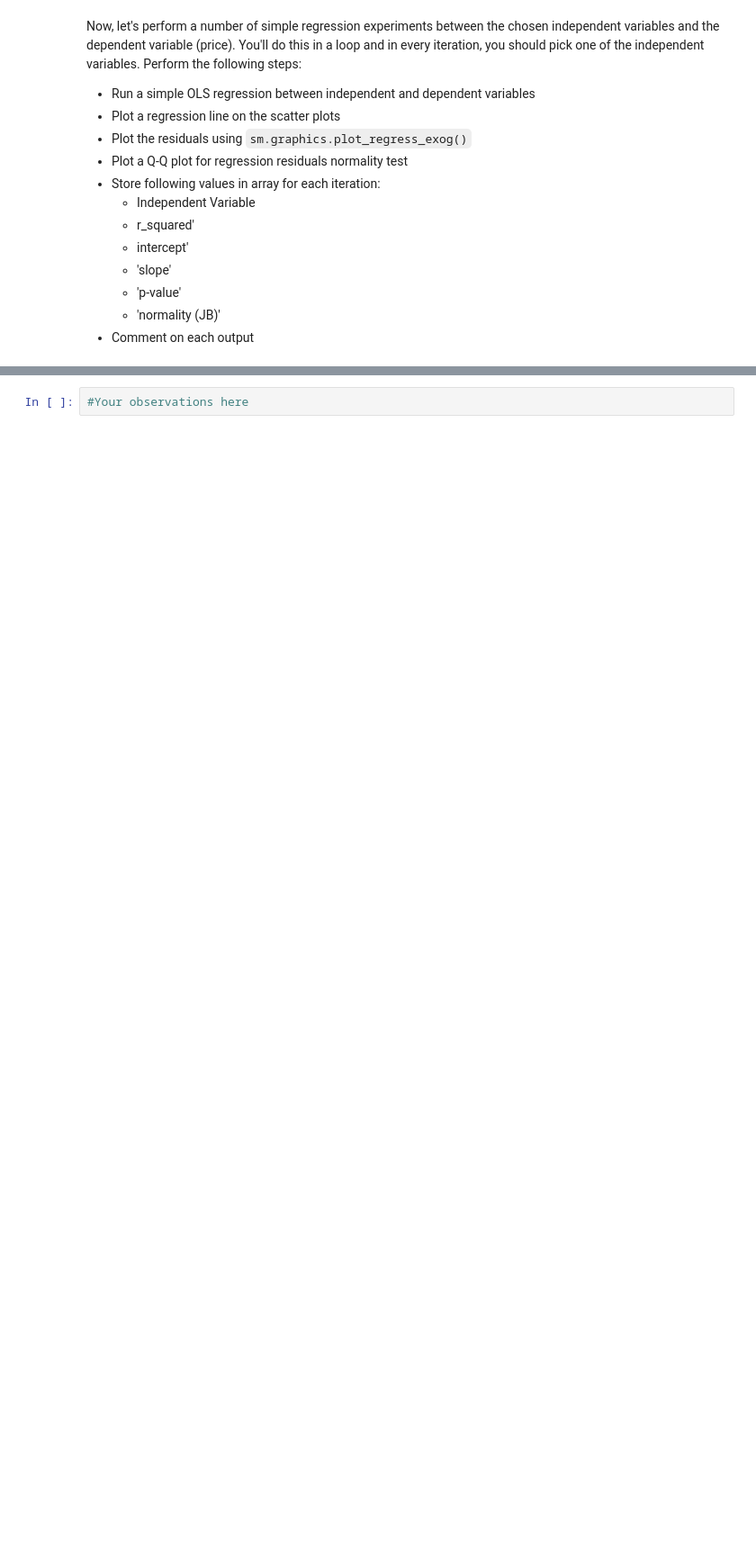
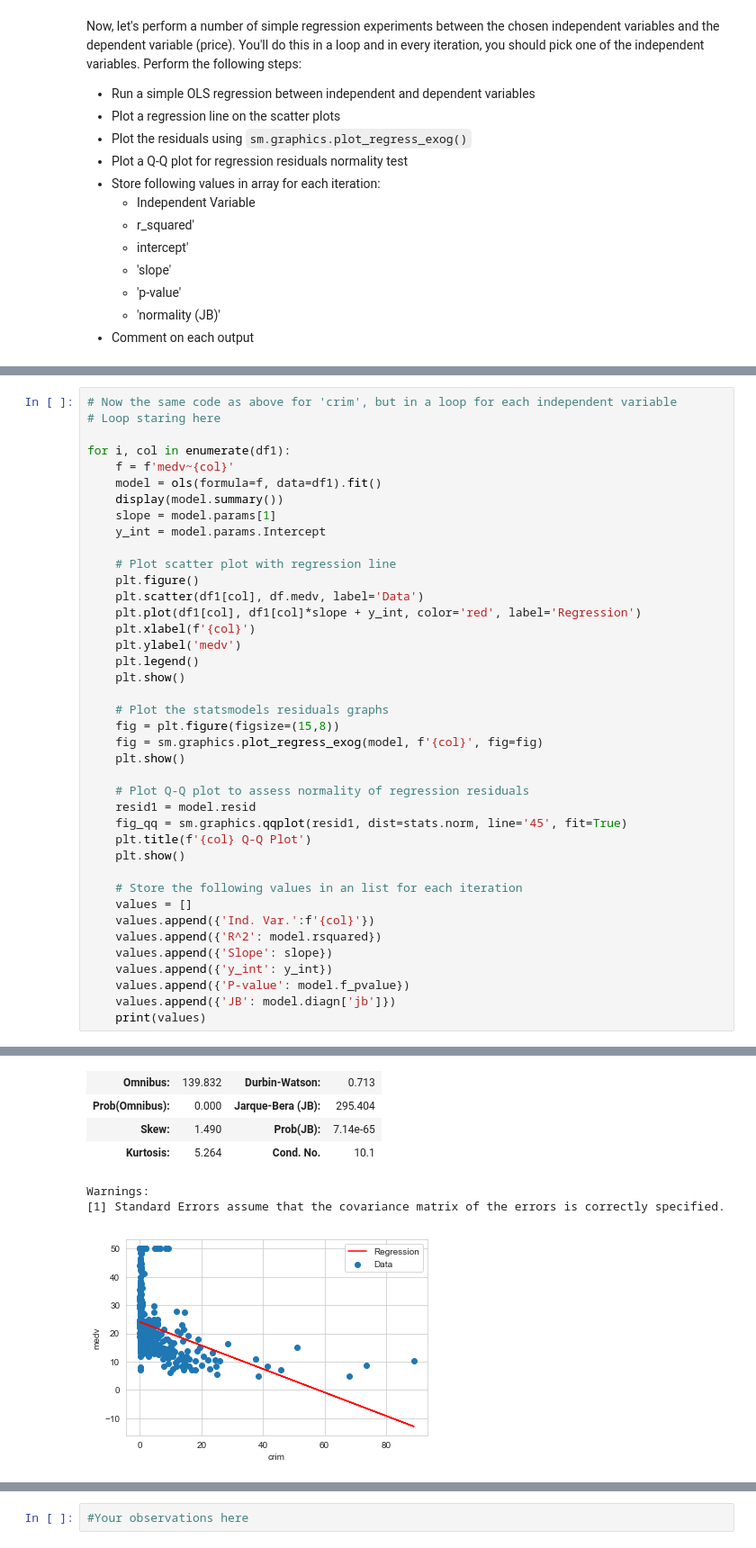
Before and after one commit to douglaspsteen/dsc-regression-boston-lab-online-ds-ft-100719, a Jupyter notebook: index.ipynb, the cells around one changed output, grey strips where cells are left out. Shown at 90% size. Saved outputs shown, nothing was run; the diff lists cells and outputs as text; blank space fills up the shorter version.

```diff
--- a/index.ipynb
+++ b/index.ipynb
@@ -153,0 +200,41 @@ pd.DataFrame(results)
+# %%
+# Now the same code as above for 'crim', but in a loop for each independent variable
+# Loop staring here
+
+for i, col in enumerate(df1):
+    f = f'medv~{col}'
+    model = ols(formula=f, data=df1).fit()
+    display(model.summary())
+    slope = model.params[1]
+    y_int = model.params.Intercept
+
+    # Plot scatter plot with regression line
+    plt.figure()
+    plt.scatter(df1[col], df.medv, label='Data')
+    plt.plot(df1[col], df1[col]*slope + y_int, color='red', label='Regression')
+    plt.xlabel(f'{col}')
+    plt.ylabel('medv')
+    plt.legend()
+    plt.show()
+
+    # Plot the statsmodels residuals graphs
+    fig = plt.figure(figsize=(15,8))
+    fig = sm.graphics.plot_regress_exog(model, f'{col}', fig=fig)
+    plt.show()
+
+    # Plot Q-Q plot to assess normality of regression residuals
+    resid1 = model.resid
+    fig_qq = sm.graphics.qqplot(resid1, dist=stats.norm, line='45', fit=True)
+    plt.title(f'{col} Q-Q Plot')
+    plt.show()
+
+    # Store the following values in an list for each iteration
+    values = []
+    values.append({'Ind. Var.':f'{col}'})
+    values.append({'R^2': model.rsquared})
+    values.append({'Slope': slope})
+    values.append({'y_int': y_int})
+    values.append({'P-value': model.f_pvalue})
+    values.append({'JB': model.diagn['jb']})
+    print(values)
+# %% [output]
@@ -153,0 +254,7 @@ pd.DataFrame(results)
+| Omnibus: | 139.832 | Durbin-Watson: | 0.713 |
+| Prob(Omnibus): | 0.000 | Jarque-Bera (JB): | 295.404 |
+| Skew: | 1.490 | Prob(JB): | 7.14e-65 |
+| Kurtosis: | 5.264 | Cond. No. | 10.1 |
+Warnings:
+[1] Standard Errors assume that the covariance matrix of the errors is correctly specified.
+[figure, added]
```
Also changed, not shown: parts of 10 cells of this notebook.
